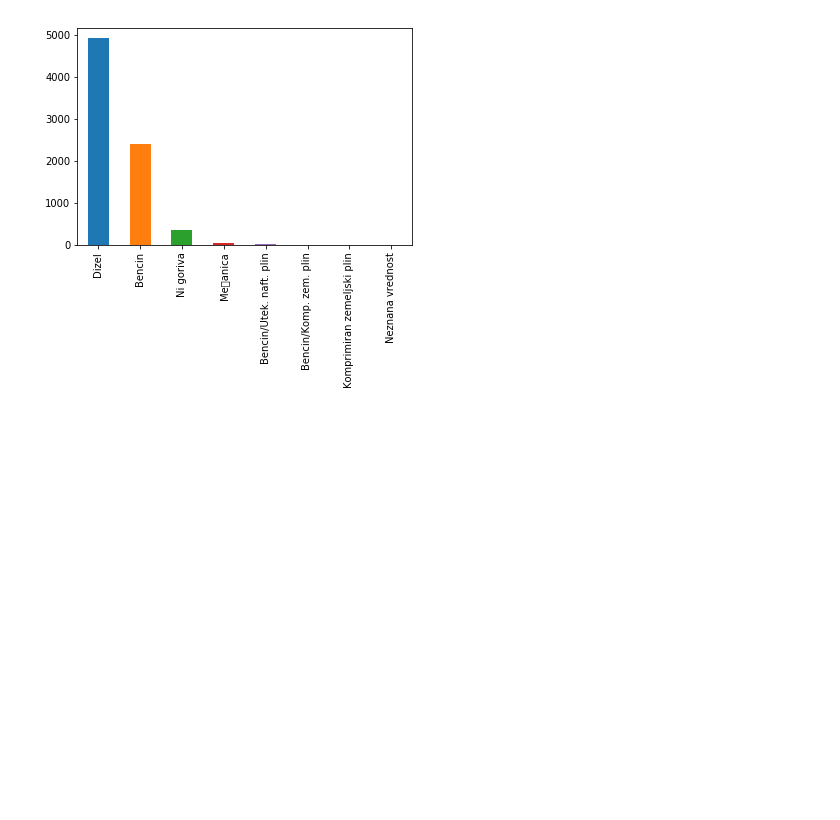
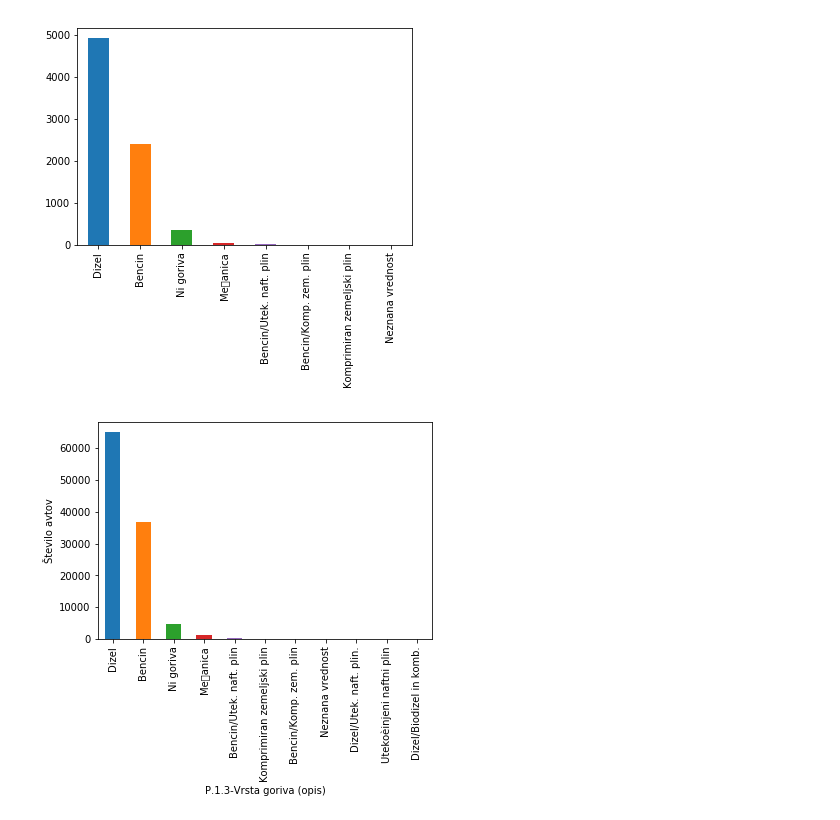
Before and after one commit to aljazglavac/PR18AGARLP, a Jupyter notebook: AG/n2015.ipynb, the cells around one changed output. Drawn from its saved outputs; the diff is of its cells as text; code cells hidden in the pictures; blank space fills up the shorter version.

```diff
--- a/AG/n2015.ipynb
+++ b/AG/n2015.ipynb
@@ -46,6 +111,13 @@ df15[1]['P.1.3-Vrsta goriva (opis)'].value_counts().plot(kind='bar')
 # %% [output]
 <matplotlib.axes._subplots.AxesSubplot at 0x...>
 [figure]
+# %%
+# graf ki prikazuje registrirane avte v januarja leta 2015 po tipu goriva
+gorivo = data.groupby('P.1.3-Vrsta goriva (opis)')['P.1.3-Vrsta goriva (opis)'].count().sort_values(ascending=False)
+plt.ylabel('Število avtov')
+gorivo.plot.bar()
+# %% [output]
+[figure, added]
 # %%
 # prikaz registracije vozil katera za svoje delovenje uporabljajo mesanico
 # kar pomeni da je skoraj v vseh primerih to motorno kolo
```
Also changed, not shown: parts of 6 cells of this notebook.
